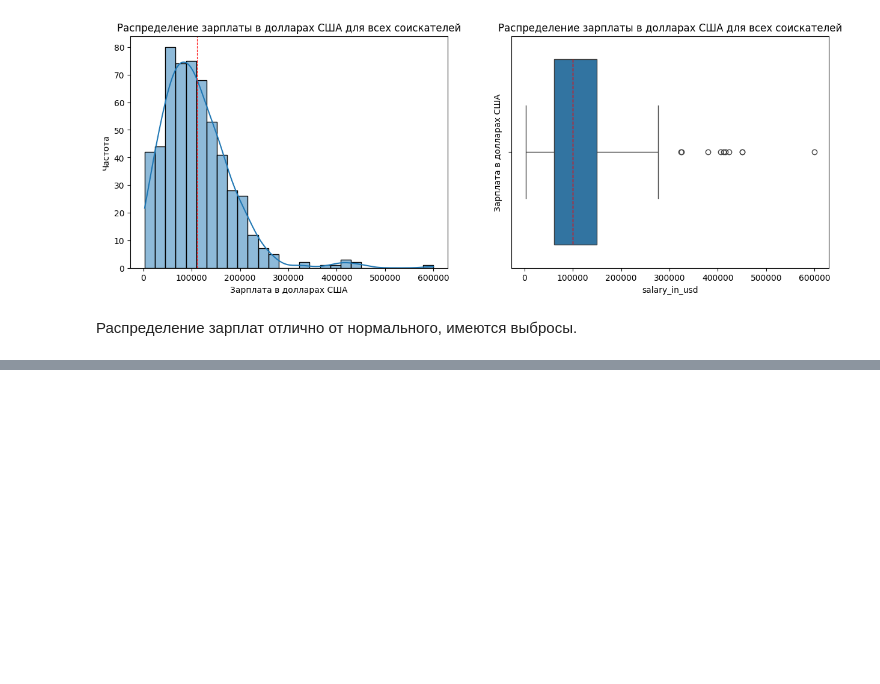
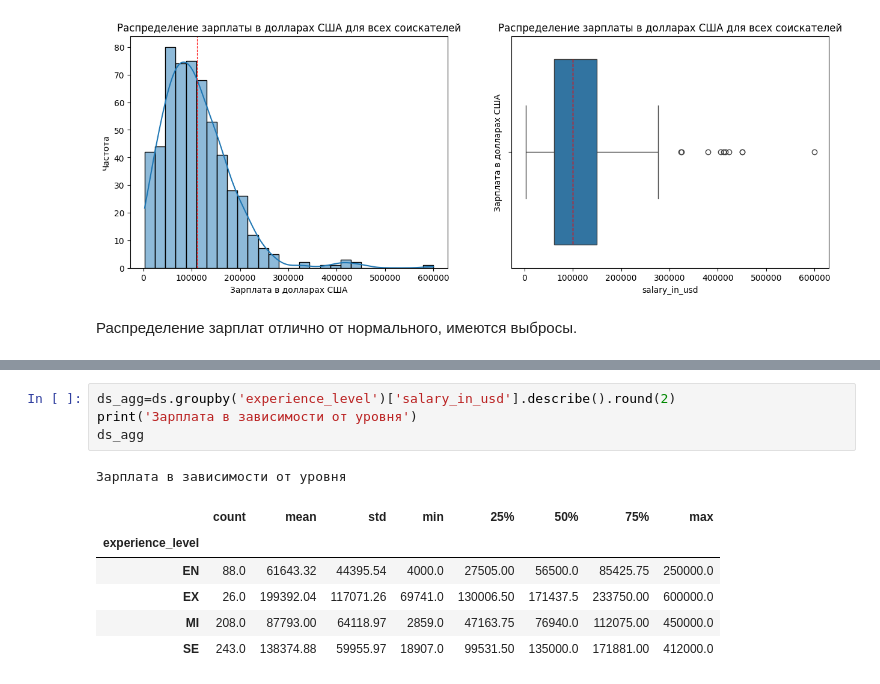
Before and after one commit to govoridaa/SF, a Jupyter notebook: учебный материал/Блок 3. Разведывательный анализ данных/EDA-4. Статистические тесты/practice_eda4.ipynb, the cells around one changed output, grey strips where cells are left out. Saved outputs shown, nothing was run; the diff lists cells and outputs as text; blank space fills up the shorter version.

```diff
--- a/учебный материал/Блок 3. Разведывательный анализ данных/EDA-4. Статистические тесты/practice_eda4.ipynb
+++ b/учебный материал/Блок 3. Разведывательный анализ данных/EDA-4. Статистические тесты/practice_eda4.ipynb
@@ -229,0 +239,12 @@ plt.show
+# %%
+ds_agg=ds.groupby('experience_level')['salary_in_usd'].describe().round(2)
+print('Зарплата в зависимости от уровня')
+ds_agg
+# %% [output]
+Зарплата в зависимости от уровня
+|  | count | mean | std | min | 25% | 50% | 75% | max |
+| experience_level |  |  |  |  |  |  |  |  |
+| EN | 88.0 | 61643.32 | 44395.54 | 4000.0 | 27505.00 | 56500.0 | 85425.75 | 250000.0 |
+| EX | 26.0 | 199392.04 | 117071.26 | 69741.0 | 130006.50 | 171437.5 | 233750.00 | 600000.0 |
+| MI | 208.0 | 87793.00 | 64118.97 | 2859.0 | 47163.75 | 76940.0 | 112075.00 | 450000.0 |
+| SE | 243.0 | 138374.88 | 59955.97 | 18907.0 | 99531.50 | 135000.0 | 171881.00 | 412000.0 |
```
Also changed, not shown: parts of 2 cells of this notebook.
